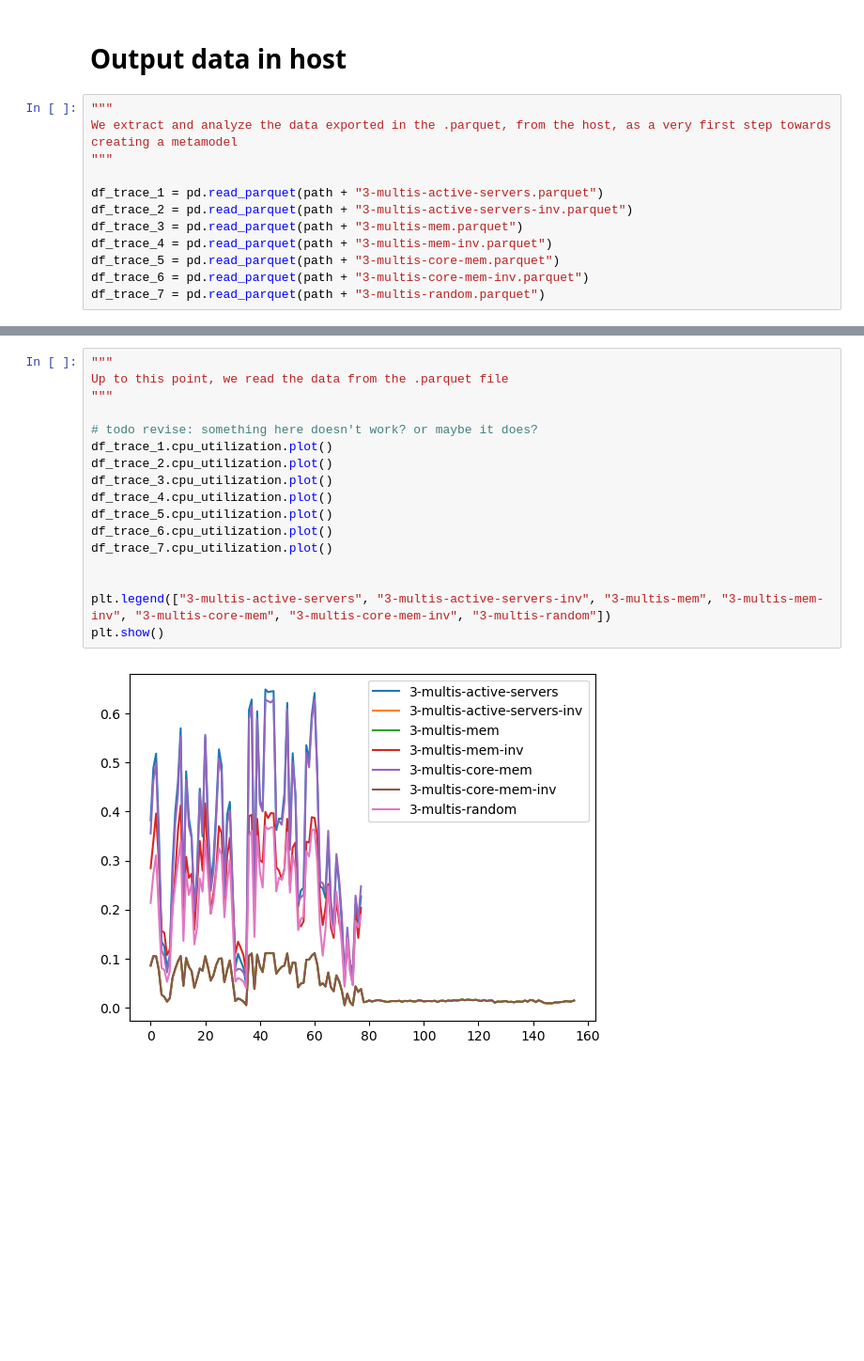
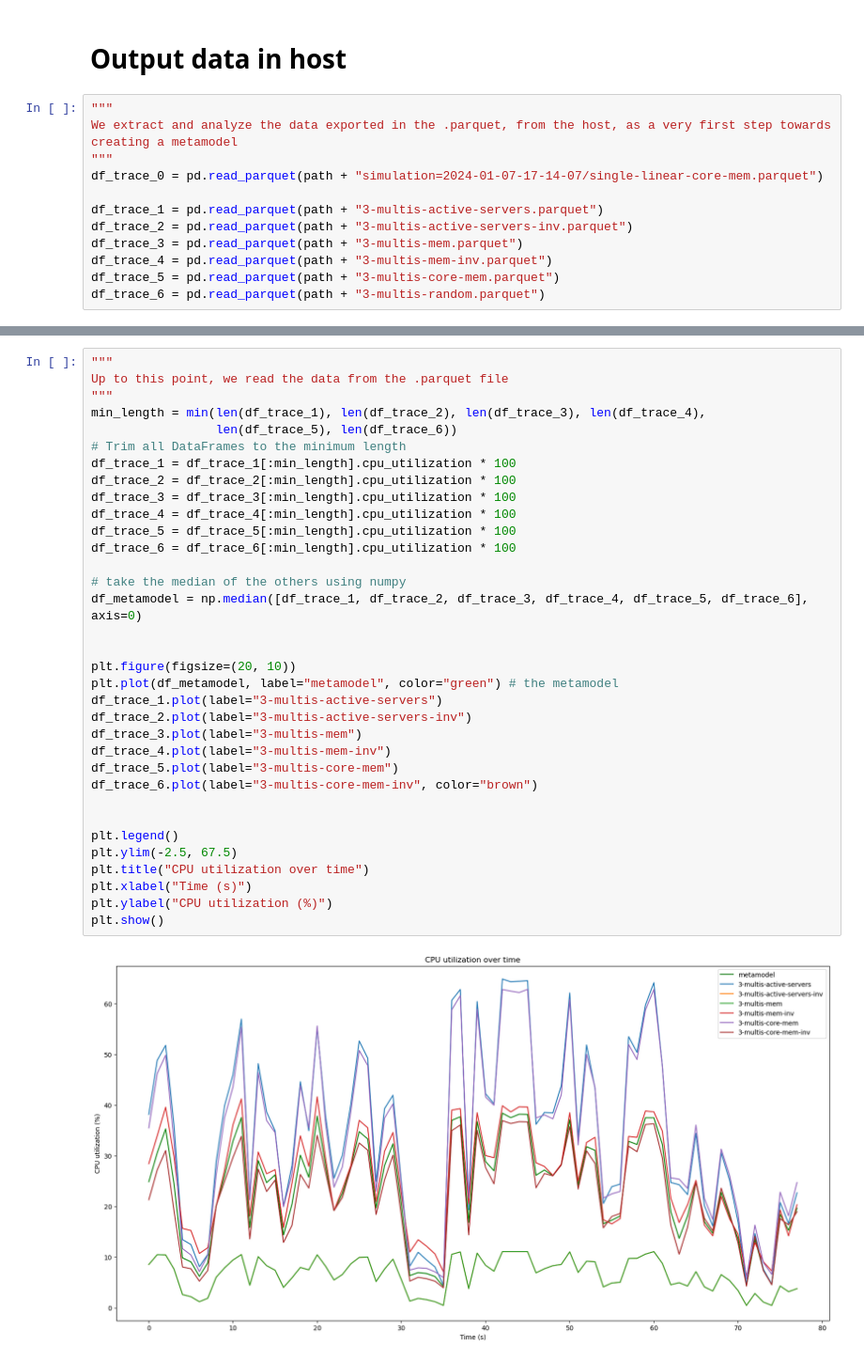
Before and after one commit to Radu-Nicolae/opendc-m3sa, a Jupyter notebook: opendc-experiments/opendc-experiments-metamodel/src/main/Python_scripts/MetaModelViewer.ipynb, the cells around one changed output, grey strips where cells are left out. Shown at 94% size. Cells and saved outputs as stored; diff of their text form; blank space fills up the shorter version.

```diff
--- a/opendc-experiments/opendc-experiments-metamodel/src/main/Python_scripts/MetaModelViewer.ipynb
+++ b/opendc-experiments/opendc-experiments-metamodel/src/main/Python_scripts/MetaModelViewer.ipynb
@@ -34,11 +20,11 @@ def mean_of_chunks(series, chunk_size):
 """
 We extract and analyze the data exported in the .parquet, from the host, as a very first step towards creating a metamodel
 """
+df_trace_0 = pd.read_parquet(path + "simulation=2024-01-07-17-14-07/single-linear-core-mem.parquet")
 
 df_trace_1 = pd.read_parquet(path + "3-multis-active-servers.parquet")
 df_trace_2 = pd.read_parquet(path + "3-multis-active-servers-inv.parquet")
 df_trace_3 = pd.read_parquet(path + "3-multis-mem.parquet")
 df_trace_4 = pd.read_parquet(path + "3-multis-mem-inv.parquet")
 df_trace_5 = pd.read_parquet(path + "3-multis-core-mem.parquet")
-df_trace_6 = pd.read_parquet(path + "3-multis-core-mem-inv.parquet")
-df_trace_7 = pd.read_parquet(path + "3-multis-random.parquet")
+df_trace_6 = pd.read_parquet(path + "3-multis-random.parquet")
@@ -53,19 +62,36 @@ df_trace_7 = mean_of_chunks(df_trace_7, 1000)
 # %%
 """
 Up to this point, we read the data from the .parquet file
 """
+min_length = min(len(df_trace_1), len(df_trace_2), len(df_trace_3), len(df_trace_4),
+                 len(df_trace_5), len(df_trace_6))
+# Trim all DataFrames to the minimum length
+df_trace_1 = df_trace_1[:min_length].cpu_utilization * 100
+df_trace_2 = df_trace_2[:min_length].cpu_utilization * 100
+df_trace_3 = df_trace_3[:min_length].cpu_utilization * 100
+df_trace_4 = df_trace_4[:min_length].cpu_utilization * 100
+df_trace_5 = df_trace_5[:min_length].cpu_utilization * 100
+df_trace_6 = df_trace_6[:min_length].cpu_utilization * 100
 
-# todo revise: something here doesn't work? or maybe it does?
-df_trace_1.cpu_utilization.plot()
-df_trace_2.cpu_utilization.plot()
-df_trace_3.cpu_utilization.plot()
-df_trace_4.cpu_utilization.plot()
-df_trace_5.cpu_utilization.plot()
-df_trace_6.cpu_utilization.plot()
-df_trace_7.cpu_utilization.plot()
+# take the median of the others using numpy
+df_metamodel = np.median([df_trace_1, df_trace_2, df_trace_3, df_trace_4, df_trace_5, df_trace_6], axis=0)
 
 
-plt.legend(["3-multis-active-servers", "3-multis-active-servers-inv", "3-multis-mem", "3-multis-mem-inv", "3-multis-core-mem", "3-multis-core-mem-inv", "3-multis-random"])
+plt.figure(figsize=(20, 10))
+plt.plot(df_metamodel, label="metamodel", color="green") # the metamodel
+df_trace_1.plot(label="3-multis-active-servers")
+df_trace_2.plot(label="3-multis-active-servers-inv")
+df_trace_3.plot(label="3-multis-mem")
+df_trace_4.plot(label="3-multis-mem-inv")
+df_trace_5.plot(label="3-multis-core-mem")
+df_trace_6.plot(label="3-multis-core-mem-inv", color="brown")
+
+
+plt.legend()
+plt.ylim(-2.5, 67.5)
+plt.title("CPU utilization over time")
+plt.xlabel("Time (s)")
+plt.ylabel("CPU utilization (%)")
 plt.show()
 # %% [output]
-[figure, old version]
+[figure, new version]
```
Also changed, not shown: parts of 4 cells of this notebook, 1 other file.
